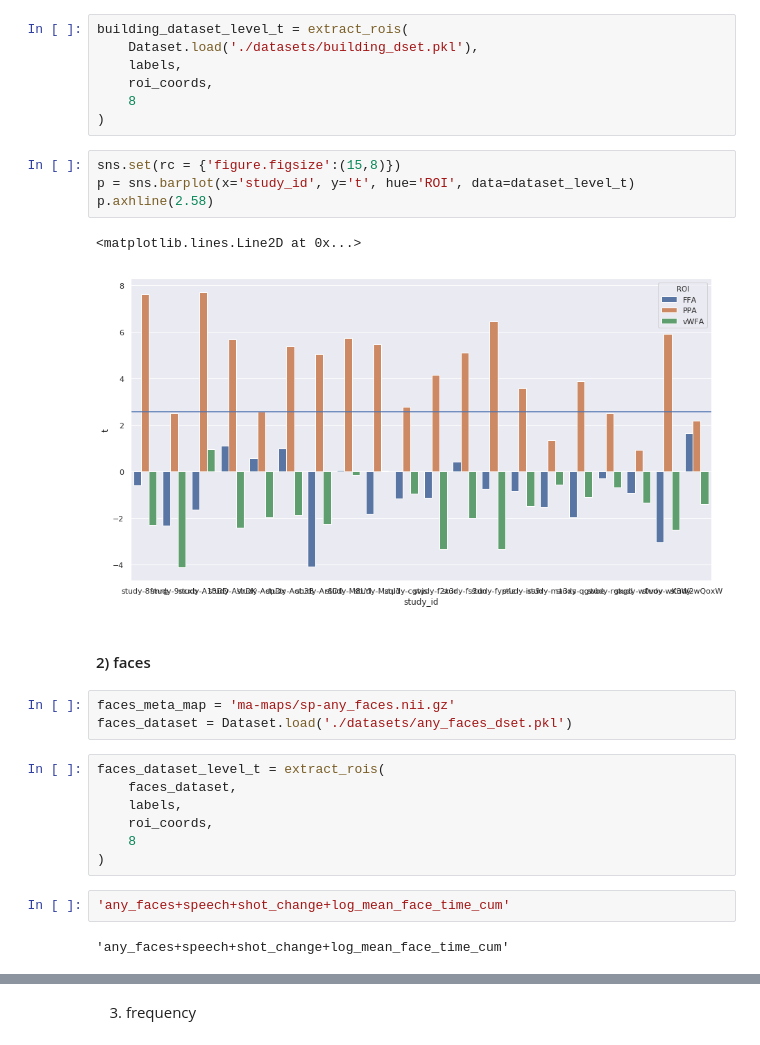
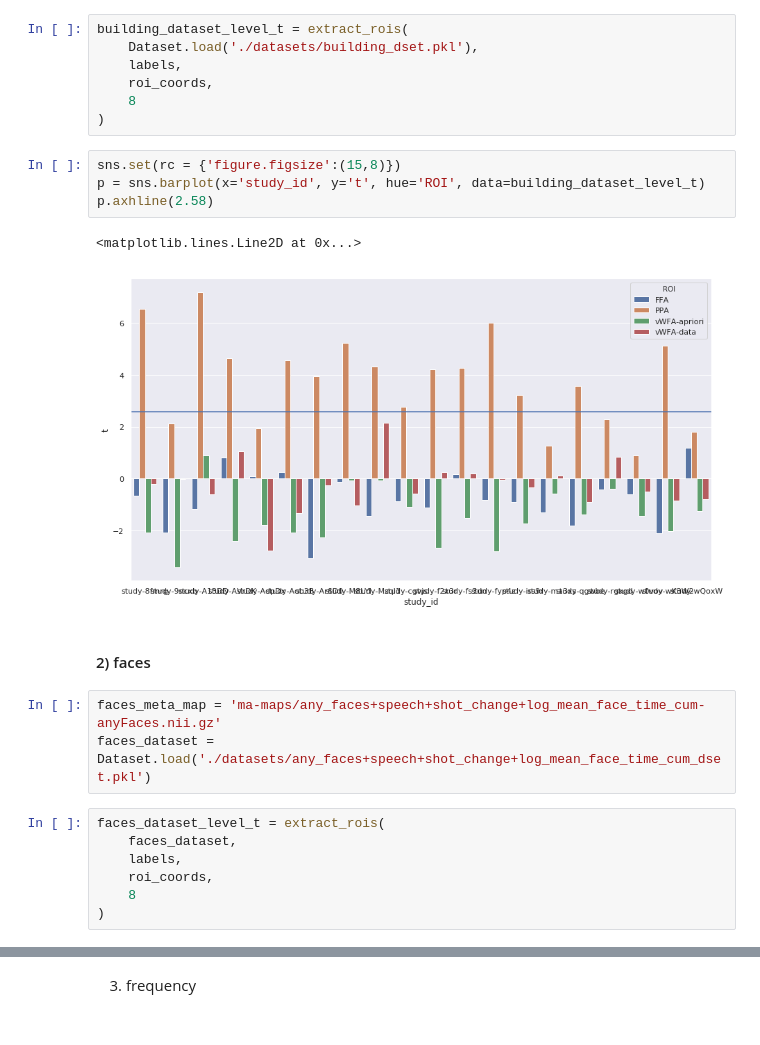
Before and after one commit to rbroc/neuroscout-paper, a Jupyter notebook: meta/ROI variability.ipynb, the cells around one changed output, grey strips where cells are left out. Saved outputs shown, nothing was run; the diff lists cells and outputs as text.

Commit message:
Update notebooks for new meta code

```diff
--- a/meta/ROI variability.ipynb
+++ b/meta/ROI variability.ipynb
@@ -53,16 +54,16 @@ building_dataset_level_t = extract_rois(
 )
 # %%
 sns.set(rc = {'figure.figsize':(15,8)})
-p = sns.barplot(x='study_id', y='t', hue='ROI', data=dataset_level_t)
+p = sns.barplot(x='study_id', y='t', hue='ROI', data=building_dataset_level_t)
 p.axhline(2.58)
 # %% [output]
 <matplotlib.lines.Line2D at 0x...>
-[figure, old version]
+[figure, new version]
 # %% [markdown]
 #### 2) faces
 # %%
-faces_meta_map = 'ma-maps/sp-any_faces.nii.gz'
-faces_dataset = Dataset.load('./datasets/any_faces_dset.pkl')
+faces_meta_map = 'ma-maps/any_faces+speech+shot_change+log_mean_face_time_cum-anyFaces.nii.gz'
+faces_dataset = Dataset.load('./datasets/any_faces+speech+shot_change+log_mean_face_time_cum_dset.pkl')
 # %%
 faces_dataset_level_t = extract_rois(
     faces_dataset,
@@ -70,10 +71,6 @@ faces_dataset_level_t = extract_rois(
     roi_coords,
     8
 )
-# %%
-'any_faces+speech+shot_change+log_mean_face_time_cum'
-# %% [output]
-'any_faces+speech+shot_change+log_mean_face_time_cum'
 # %%
 sns.set(rc = {'figure.figsize':(15,8)})
 p = sns.barplot(x='study_id', y='t', hue='ROI', data=faces_dataset_level_t)
```
Also changed, not shown: parts of 4 cells of this notebook, 3 other files.
